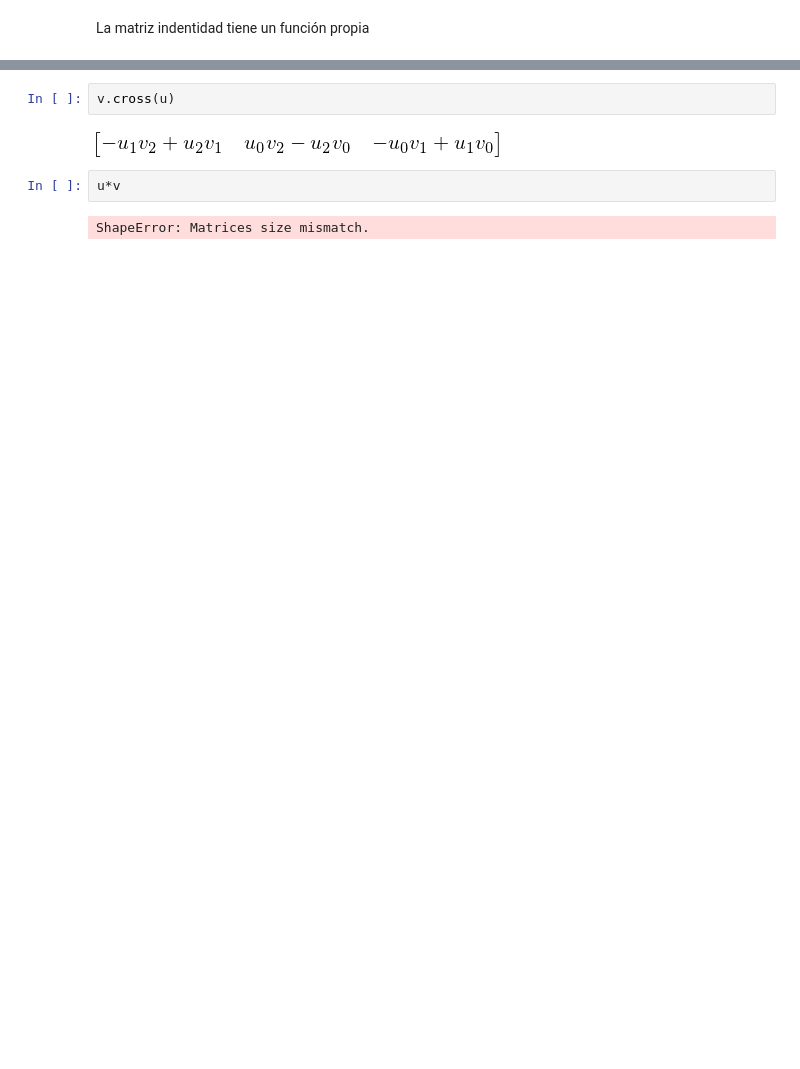
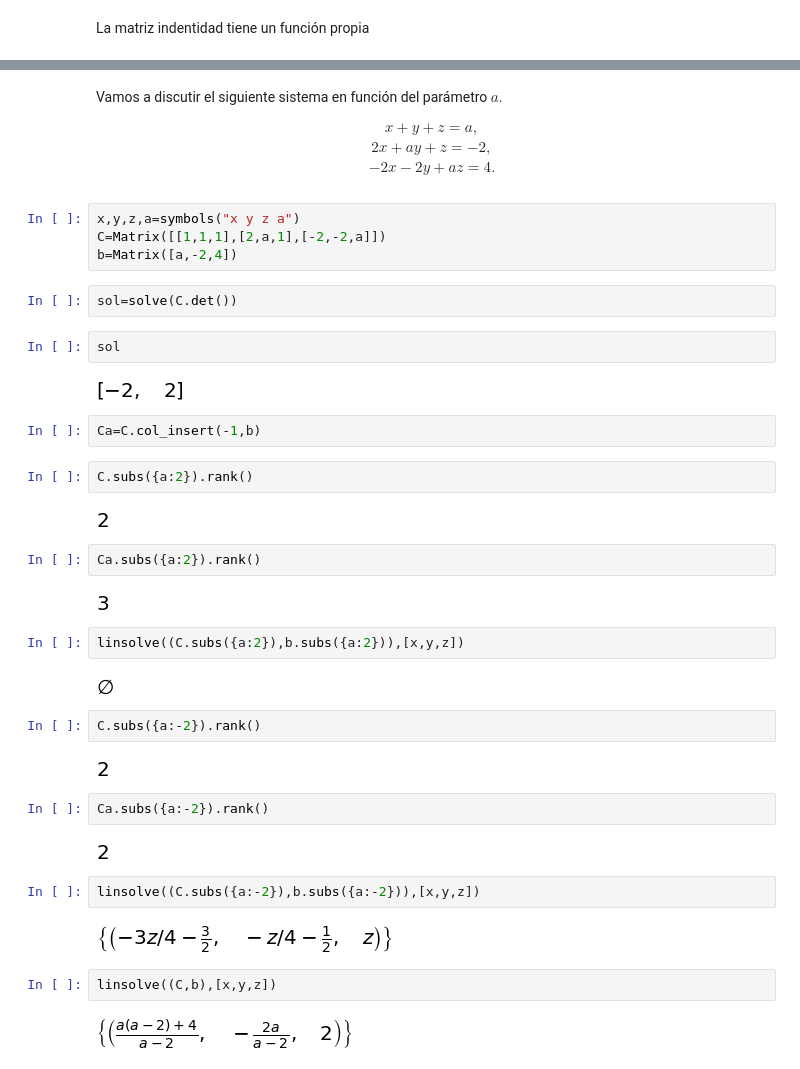
Before and after one commit to pedritomelenas/Python-Intro, a Jupyter notebook: introduccion-sympy.ipynb, the cells around one changed output, grey strips where cells are left out. Saved outputs shown, nothing was run; the diff lists cells and outputs as text; blank space fills up the shorter version.

```diff
--- a/introduccion-sympy.ipynb
+++ b/introduccion-sympy.ipynb
@@ -539,8 +439,44 @@ u.cross(v)
-# %%
-v.cross(u)
-# %% [output]
-[figure, removed]
-# %%
-u*v
-# %% [output]
-ShapeError: Matrices size mismatch.
+# %% [markdown]
+Vamos a discutir el siguiente sistema en función del parámetro $a$.
+
+$$ \begin{array}{c} x+y+z=a,\\  2x+ay+z=-2,\\  -2x-2y+az=4.  \end{array} $$
+# %%
+x,y,z,a=symbols("x y z a")
+C=Matrix([[1,1,1],[2,a,1],[-2,-2,a]])
+b=Matrix([a,-2,4])
+# %%
+sol=solve(C.det())
+# %%
+sol
+# %% [output]
+[figure, added]
+# %%
+Ca=C.col_insert(-1,b)
+# %%
+C.subs({a:2}).rank()
+# %% [output]
+[figure, added]
+# %%
+Ca.subs({a:2}).rank()
+# %% [output]
+[figure, added]
+# %%
+linsolve((C.subs({a:2}),b.subs({a:2})),[x,y,z])
+# %% [output]
+[figure, added]
+# %%
+C.subs({a:-2}).rank()
+# %% [output]
+[figure, added]
+# %%
+Ca.subs({a:-2}).rank()
+# %% [output]
+[figure, added]
+# %%
+linsolve((C.subs({a:-2}),b.subs({a:-2})),[x,y,z])
+# %% [output]
+[figure, added]
+# %%
+linsolve((C,b),[x,y,z])
+# %% [output]
+[figure, added]
```
Also changed, not shown: parts of 97 cells of this notebook.
